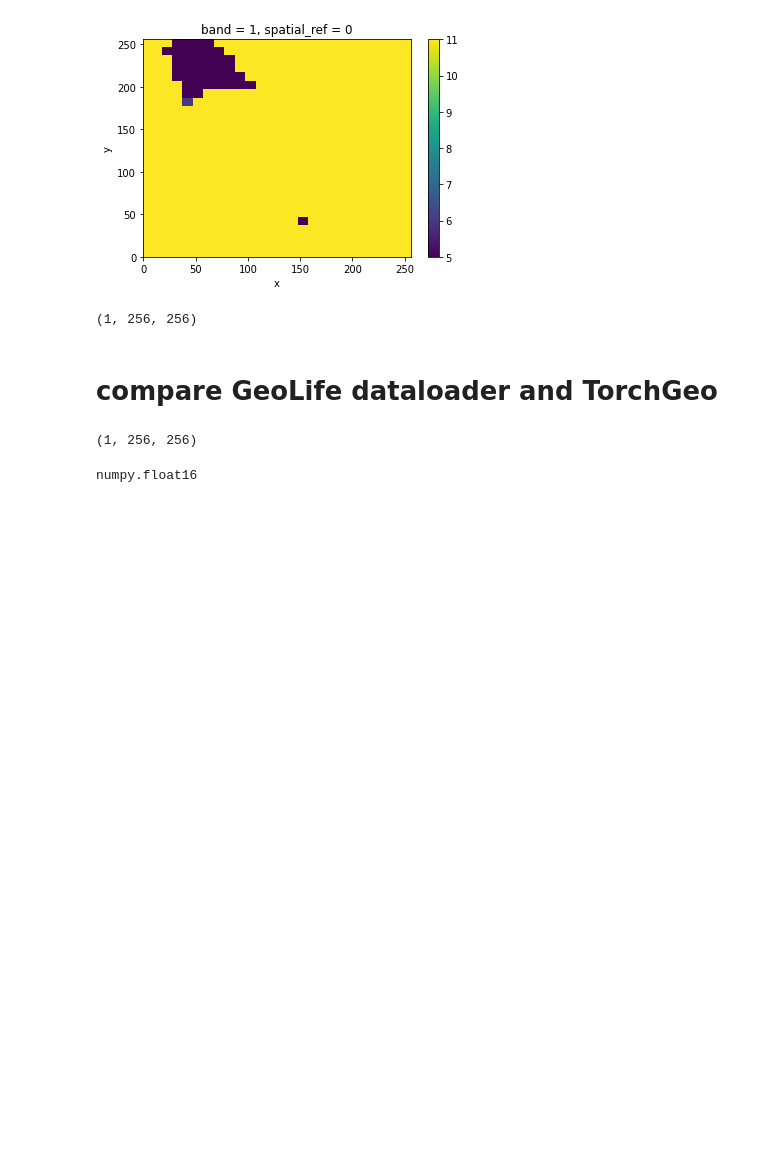
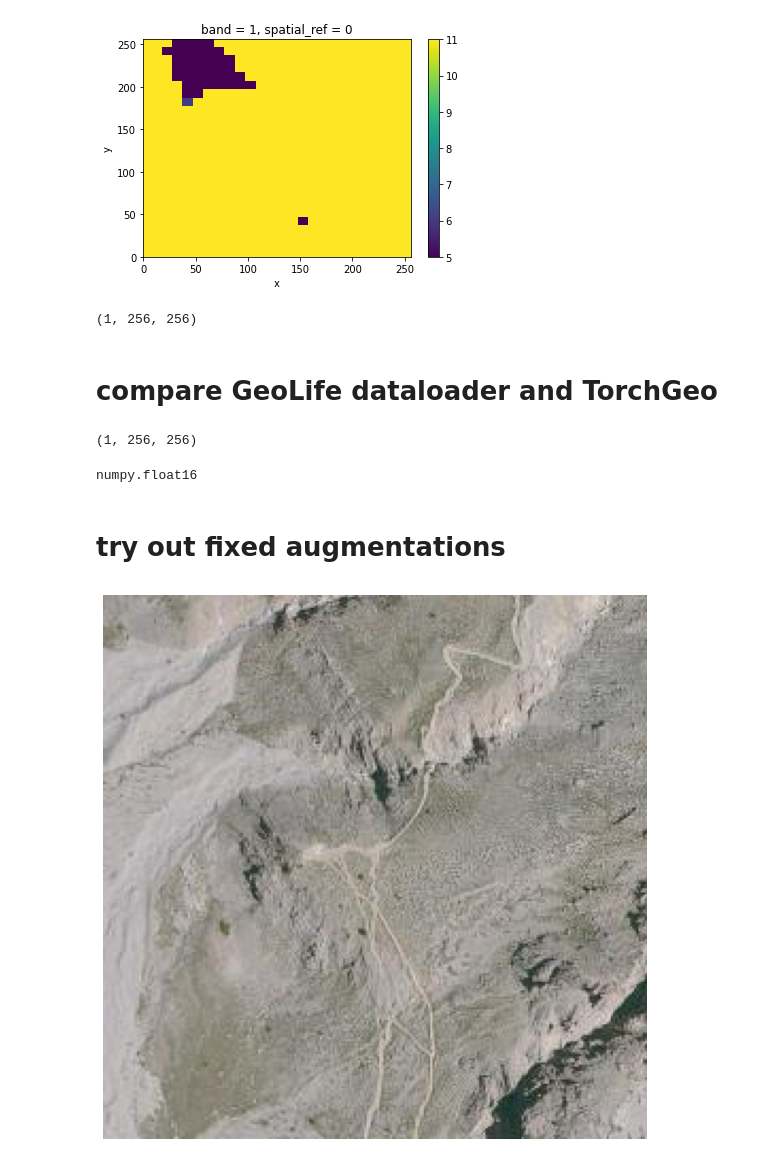
Before and after one commit to salelkafrawy/remote_sensing, a Jupyter notebook: notebooks/geotiff_exploration.ipynb, the cells around one changed output. Drawn from its saved outputs; the diff is of its cells as text; code cells hidden in the pictures; blank space fills up the shorter version.

```diff
--- a/notebooks/geotiff_exploration.ipynb
+++ b/notebooks/geotiff_exploration.ipynb
@@ -97,3 +106,5 @@ altitude_arr.shape
 type(al[0][0][0])
 # %% [output]
 numpy.float16
+# %% [markdown]
+# try out fixed augmentations
@@ -99,0 +116,12 @@ numpy.float16
+# %%
+cat_ex = "./cat.jpeg"
+rgb_jpg = Image.open(Path(cat_ex))
+# %%
+def visualize(image):
+    plt.figure(figsize=(10, 10))
+    plt.axis('off')
+    plt.imshow(image)
+# %%
+visualize(rgb_jpg)
+# %% [output]
+[figure, added]
```
Also changed, not shown: parts of 9 cells of this notebook, 14 other files.
